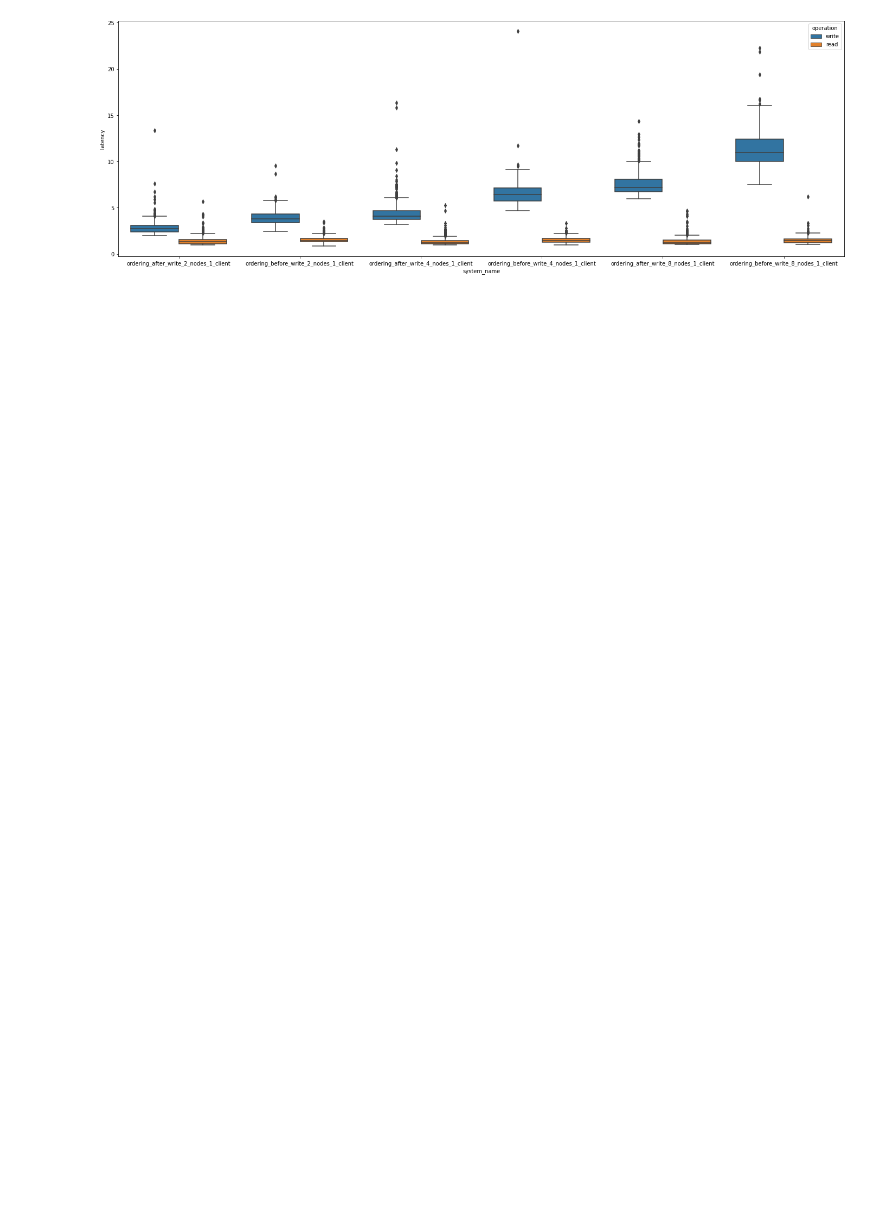
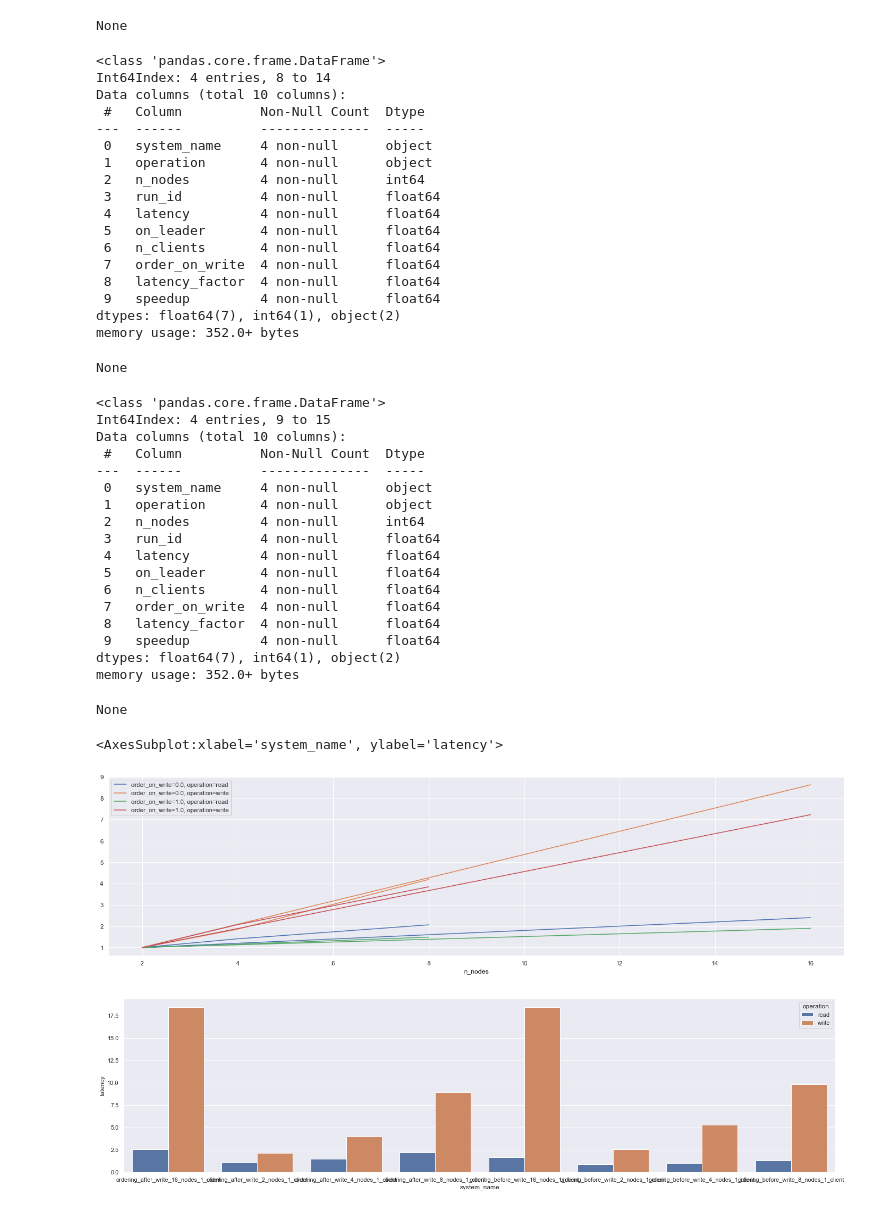
Before and after one commit to tomwassing/mango-db, a Jupyter notebook: experiments/data.ipynb, the cells around one changed output. Cells and saved outputs as stored; diff of their text form; code cells hidden in the pictures; blank space fills up the shorter version.

Commit message:
Added plots

```diff
--- a/experiments/data.ipynb
+++ b/experiments/data.ipynb
@@ -2,8 +2,9 @@
 import pandas as pd
 import matplotlib.pyplot as plt
 import seaborn as sns
+sns.set_theme()
 # %%
-df = pd.read_csv('results/experiment1_20211209152814.csv')
+df = pd.read_csv('results/experiment1_20211209163545.csv')
 df.latency = df.latency * 10e-6
 df.head()
 # %% [output]
@@ -16,16 +17,29 @@ df.head()
 # %%
-# fig, axs = plt.subplots(1, 2, figsize=(7, 5))
-
-plt.figure(figsize=(24,8))
-sns.boxplot(x='system_name', y='latency', hue="operation", data=df)
+agg_df = df.groupby(['system_name', 'operation', 'n_nodes']).mean().reset_index()
+agg_df["latency_factor"] = agg_df["latency"] / agg_df["n_nodes"]
 
 
+def speedup(sub_df):
+    two_nodes_df = sub_df[sub_df["n_nodes"] == 2]
+    sub_df["speedup"] = sub_df["latency"] / two_nodes_df["latency"].values
+    return sub_df
+
+agg_df = agg_df.groupby(['order_on_write', 'operation']).apply(speedup)
 
 
+ax = None
+for group, group_df in agg_df.groupby(['order_on_write', 'operation']):
+    label = f"order_on_write={group[0]}, operation={group[1]}"
+    ax = group_df.plot(x='n_nodes', y='speedup', figsize=(24, 6), ax=ax, label=label)
+
+plt.figure(figsize=(24,6))
+sns.barplot(x='system_name', y='latency', hue="operation", data=agg_df)
+
+# # for group, sub_df in xxx.groupby("system_name"):
+# #     sub_df.plot(x='n_nodes', y='latency_factor', kind='scatter', figsize=(24, 8))
 
 # for group, sub_df in df.groupby("system_name"):
-#     print(group)
-#     sub_df.boxplot(by="operation", column="latency", ax=None, grid=True, figsize=(7, 5))
-# # axs[0].set(ylabel='latency (ms)')
-# # fig.suptitle('Mean Latency Per Operation')
+#     sub_df.boxplot(by="operation", column="latency", ax=None, grid=True, figsize=(24, 5))
+# axs[0].set(ylabel='latency (ms)')
+# fig.suptitle('Mean Latency Per Operation')
 # %% [output]
@@ -33,4 +81,43 @@ sns.boxplot(x='system_name', y='latency', hue="operation", data=df)
+None
+<class 'pandas.core.frame.DataFrame'>
+Int64Index: 4 entries, 8 to 14
+Data columns (total 10 columns):
+ #   Column          Non-Null Count  Dtype
+---  ------          --------------  -----
+ 0   system_name     4 non-null      object
+ 1   operation       4 non-null      object
+ 2   n_nodes         4 non-null      int64
+ 3   run_id          4 non-null      float64
+ 4   latency         4 non-null      float64
+ 5   on_leader       4 non-null      float64
+ 6   n_clients       4 non-null      float64
+ 7   order_on_write  4 non-null      float64
+ 8   latency_factor  4 non-null      float64
+ 9   speedup         4 non-null      float64
+dtypes: float64(7), int64(1), object(2)
+memory usage: 352.0+ bytes
+None
+<class 'pandas.core.frame.DataFrame'>
+Int64Index: 4 entries, 9 to 15
+Data columns (total 10 columns):
+ #   Column          Non-Null Count  Dtype
+---  ------          --------------  -----
+ 0   system_name     4 non-null      object
+ 1   operation       4 non-null      object
+ 2   n_nodes         4 non-null      int64
+ 3   run_id          4 non-null      float64
+ 4   latency         4 non-null      float64
+ 5   on_leader       4 non-null      float64
+ 6   n_clients       4 non-null      float64
+ 7   order_on_write  4 non-null      float64
+ 8   latency_factor  4 non-null      float64
+ 9   speedup         4 non-null      float64
+dtypes: float64(7), int64(1), object(2)
+memory usage: 352.0+ bytes
+None
+<AxesSubplot:xlabel='system_name', ylabel='latency'>
-[figure, old version]
+[figure, new version]
+[figure, added]
 # %%
 # fig = ax.get_figure()
 fig.savefig('results/figures/order_before_vs_after_write.pdf')
```
Also changed, not shown: parts of 3 cells of this notebook, 2 other files.
